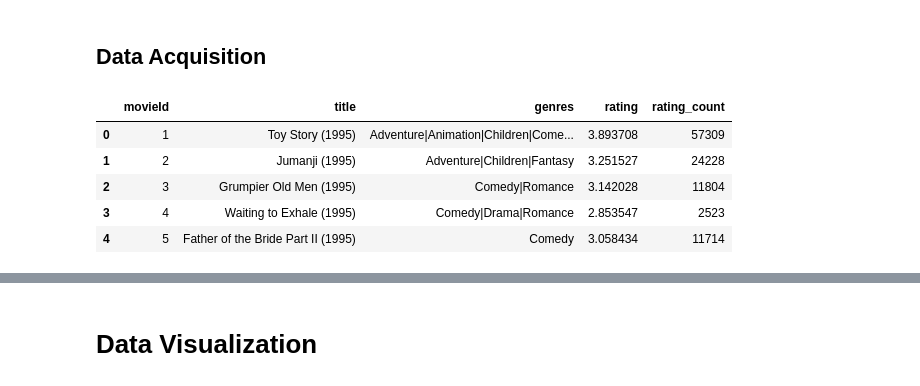
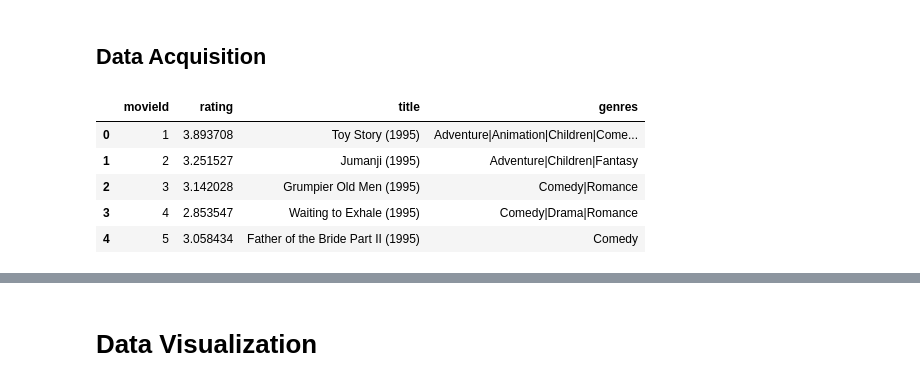
Before and after one commit to frapic98/Data_Analytics-main, a Jupyter notebook: data_exploration.ipynb, the cells around one changed output, grey strips where cells are left out. Cells and saved outputs as stored; diff of their text form; code cells hidden in the pictures.

```diff
--- a/data_exploration.ipynb
+++ b/data_exploration.ipynb
@@ -19,23 +19,19 @@ ratings = pd.read_csv('./ml-25m/ratings.csv')
 tags = pd.read_csv('./ml-25m/tags.csv')
 genome_scores = pd.read_csv('./ml-25m/genome-scores.csv')
 genome_tags = pd.read_csv('./ml-25m/genome-tags.csv')
-# %%
-# ratings group by movieId with mean and count
-grouped_ratings = ratings.groupby('movieId').agg({'rating': ['mean', 'count'], 'timestamp': ['mean']})
-grouped_ratings.columns = ['rating', 'rating_count', 'mean_timestamp']
-grouped_ratings = grouped_ratings.astype({'mean_timestamp': 'int'})
-grouped_ratings.drop('mean_timestamp', axis=1, inplace=True)
-# Dataset merge with movies and ratings, with missing rating films removed
-df = pd.merge(movies, grouped_ratings, on='movieId')
-
-display(df.head())
-# %% [output]
-|  | movieId | title | genres | rating | rating_count |
-| 0 | 1 | Toy Story (1995) | Adventure|Animation|Children|Come... | 3.893708 | 57309 |
-| 1 | 2 | Jumanji (1995) | Adventure|Children|Fantasy | 3.251527 | 24228 |
-| 2 | 3 | Grumpier Old Men (1995) | Comedy|Romance | 3.142028 | 11804 |
-| 3 | 4 | Waiting to Exhale (1995) | Comedy|Drama|Romance | 2.853547 | 2523 |
-| 4 | 5 | Father of the Bride Part II (1995) | Comedy | 3.058434 | 11714 |
+# %%
+# average rating for each movie
+grouped_ratings = ratings.groupby(['movieId'])['rating'].mean().reset_index()
+df = grouped_ratings.merge(movies, on='movieId')
+
+display(df.head())
+# %% [output]
+|  | movieId | rating | title | genres |
+| 0 | 1 | 3.893708 | Toy Story (1995) | Adventure|Animation|Children|Come... |
+| 1 | 2 | 3.251527 | Jumanji (1995) | Adventure|Children|Fantasy |
+| 2 | 3 | 3.142028 | Grumpier Old Men (1995) | Comedy|Romance |
+| 3 | 4 | 2.853547 | Waiting to Exhale (1995) | Comedy|Drama|Romance |
+| 4 | 5 | 3.058434 | Father of the Bride Part II (1995) | Comedy |
 # %%
 # Split genres into columns
 genres = df['genres'].str.get_dummies(sep='|')
```
Also changed, not shown: parts of 9 cells of this notebook.
